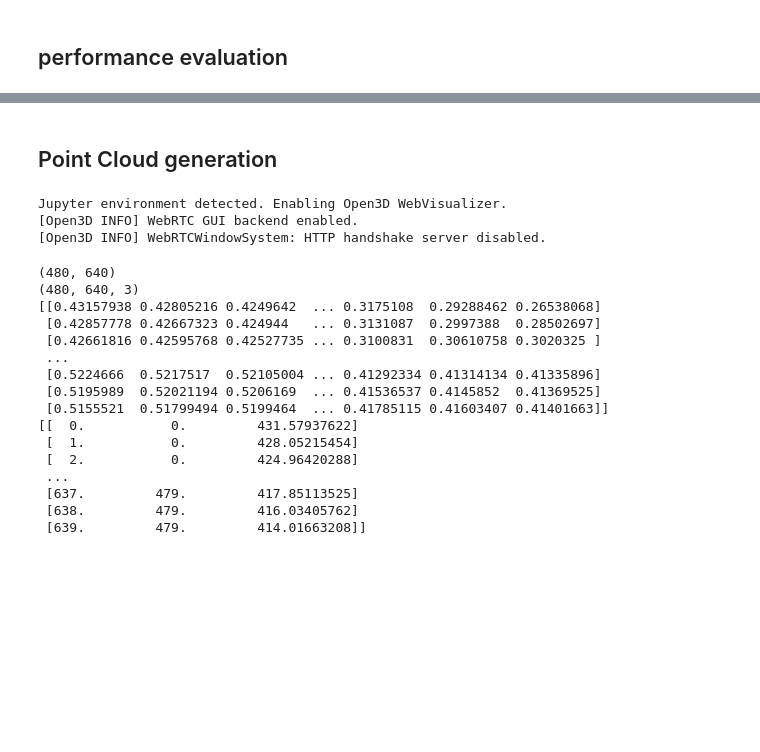
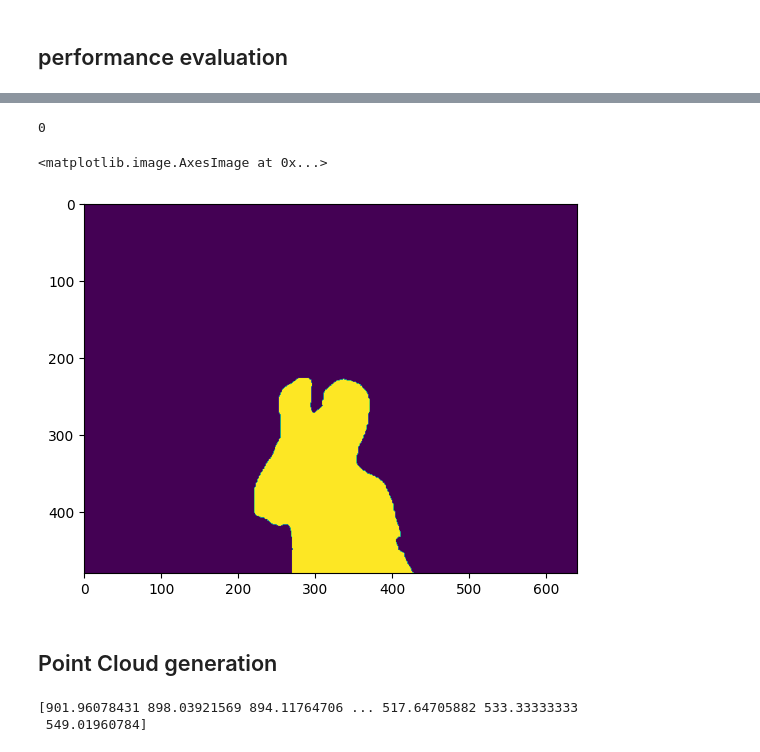
Before and after one commit to aalolexx/awt-pj-ws2425-3d-realtime-reconstruction, a Jupyter notebook: notebooks/PCTester.ipynb, the cells around one changed output, grey strips where cells are left out. Saved outputs shown, nothing was run; the diff lists cells and outputs as text; code cells hidden in the pictures; blank space fills up the shorter version.

```diff
--- a/notebooks/PCTester.ipynb
+++ b/notebooks/PCTester.ipynb
@@ -108,17 +206,25 @@ plt.show()
+# %%
+mask = get_human_mask(depth)
+plt.imshow(mask)
+# %% [output]
+0
+<matplotlib.image.AxesImage at 0x...>
+[figure, added]
 # %% [markdown]
 ## Point Cloud generation
 # %%
 import open3d as o3d
 import numpy as np
 
-def create_point_cloud(image_rgb, image_depth):
+def create_point_cloud(image_rgb, image_depth, depth_threshold=0.4):
     width = np.shape(image_depth)[1]
     height = np.shape(image_depth)[0]
 
     # Convert depth to 3D points without perspective scaling
-    depth = np.asarray(image_depth)
-
-    print(depth)
+    equalized_depth = cv2.normalize(image_depth, None, 0, 255, cv2.NORM_MINMAX).astype(np.uint8)
+    equalized_depth = cv2.equalizeHist(equalized_depth)
+    depth = np.asarray(equalized_depth)
+    depth = depth / 255
 
     # Generate a 3D point grid
     u, v = np.meshgrid(np.arange(width), np.arange(height))
@@ -129,52 +235,42 @@ def create_point_cloud(image_rgb, image_depth):
     z = depth * 1000 # Maintain straight-line scaling without perspective adjustment
 
     # Stack and filter valid points
+    human_mask = get_human_mask(image_depth)
+
+    # Stack and filter valid points
     points = np.dstack((x, y, z)).reshape(-1, 3)
-    valid_points = points[depth.reshape(-1) > 0]  # Remove zero-depth points
 
-    print(valid_points)
+    #valid_points = points[depth.reshape(-1) > 0]  # Remove zero-depth points
+    points_x = points[:, 0].astype(int)
+    points_y = points[:, 1].astype(int)
+    print(points[:, 2])
+    valid_points = points[(human_mask[points_y, points_x] == 255) & (depth.reshape(-1) > depth_threshold)] # Apply Human Mask # Remove zero-depth points
 
     # Create an Open3D point cloud from the resulting 3D points
     pcd = o3d.geometry.PointCloud()
     pcd.points = o3d.utility.Vector3dVector(valid_points)
 
     # Set the colors from the RGB image
-    rgb = np.asarray(image_rgb).reshape(-1, 3) / 255.0  # Normalize to [0, 1]
-    pcd.colors = o3d.utility.Vector3dVector(rgb[depth.reshape(-1) > 0])
+    #rgb = np.asarray(image_rgb).reshape(-1, 3) / 255.0  # Normalize to [0, 1]
+    #pcd.colors = o3d.utility.Vector3dVector(rgb[depth.reshape(-1) > depth_threshold])
 
     # Flip the point cloud (optional, depending on the coordinate system)
-    #pcd.transform([[-1, 0, 0, 0],
-    #            [0, -1, 0, 0],
-    #            [0, 0, 1, 0],
-    #            [0, 0, 0, 1]])
+    pcd.transform([[-1, 0, 0, 0],
+                [0, -1, 0, 0],
+                [0, 0, 1, 0],
+                [0, 0, 0, 1]])
+
+    downpcd = pcd.voxel_down_sample(voxel_size=10)
 
     # Visualize the point cloud
-    o3d.visualization.draw_geometries([pcd])
+    o3d.visualization.draw_geometries([downpcd])
-# %% [output]
-Jupyter environment detected. Enabling Open3D WebVisualizer.
-[Open3D INFO] WebRTC GUI backend enabled.
-[Open3D INFO] WebRTCWindowSystem: HTTP handshake server disabled.
 # %%
 depth = depth_estimator.predict(frame_rgb)
 
-print(np.shape(depth))
-print(np.shape(frame_rgb))
+#print(np.shape(depth))
+#print(np.shape(frame_rgb))
 
 create_point_cloud(frame_rgb, depth)
 # %% [output]
-(480, 640)
-(480, 640, 3)
-[[0.43157938 0.42805216 0.4249642  ... 0.3175108  0.29288462 0.26538068]
- [0.42857778 0.42667323 0.424944   ... 0.3131087  0.2997388  0.28502697]
- [0.42661816 0.42595768 0.42527735 ... 0.3100831  0.30610758 0.3020325 ]
- ...
- [0.5224666  0.5217517  0.52105004 ... 0.41292334 0.41314134 0.41335896]
- [0.5195989  0.52021194 0.5206169  ... 0.41536537 0.4145852  0.41369525]
- [0.5155521  0.51799494 0.5199464  ... 0.41785115 0.41603407 0.41401663]]
-[[  0.           0.         431.57937622]
- [  1.           0.         428.05215454]
- [  2.           0.         424.96420288]
- ...
- [637.         479.         417.85113525]
- [638.         479.         416.03405762]
- [639.         479.         414.01663208]]
+[901.96078431 898.03921569 894.11764706 ... 517.64705882 533.33333333
+ 549.01960784]
```
Also changed, not shown: parts of 8 cells of this notebook, 1 other file.
